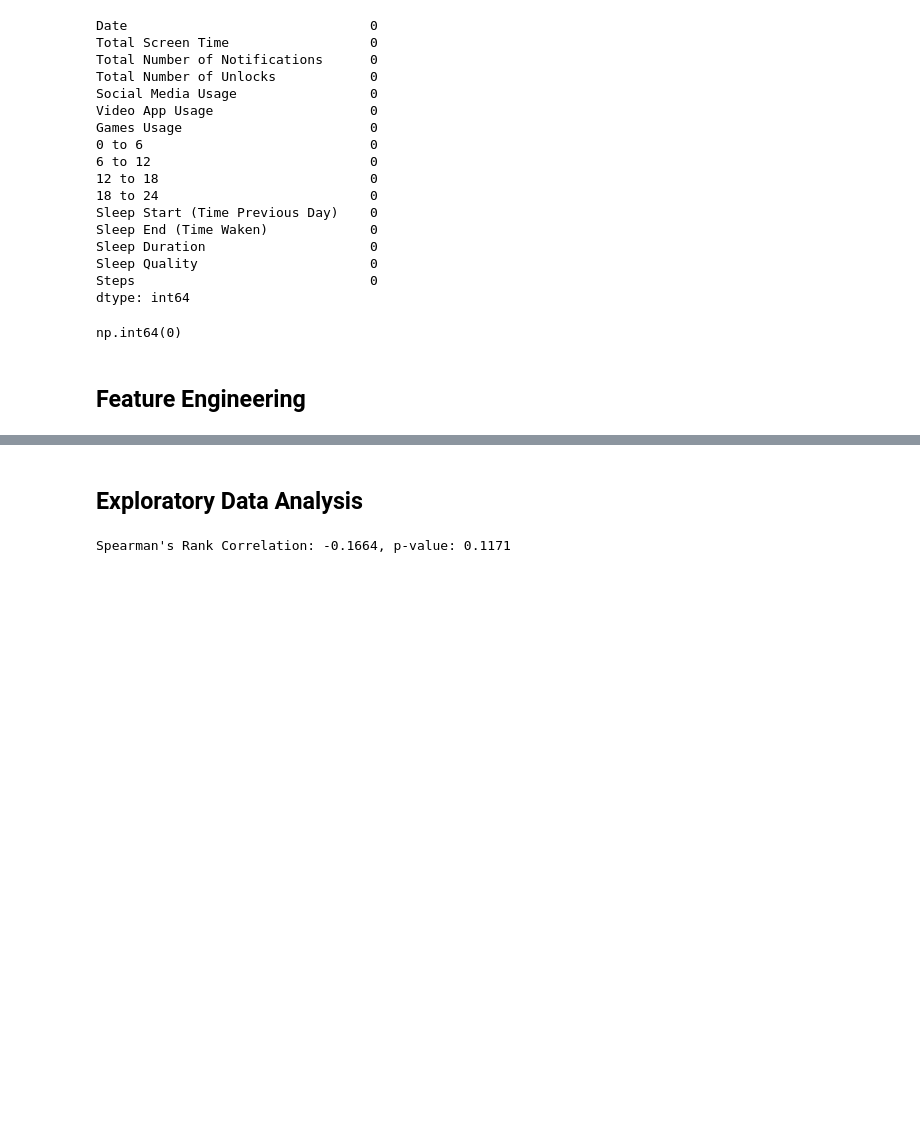
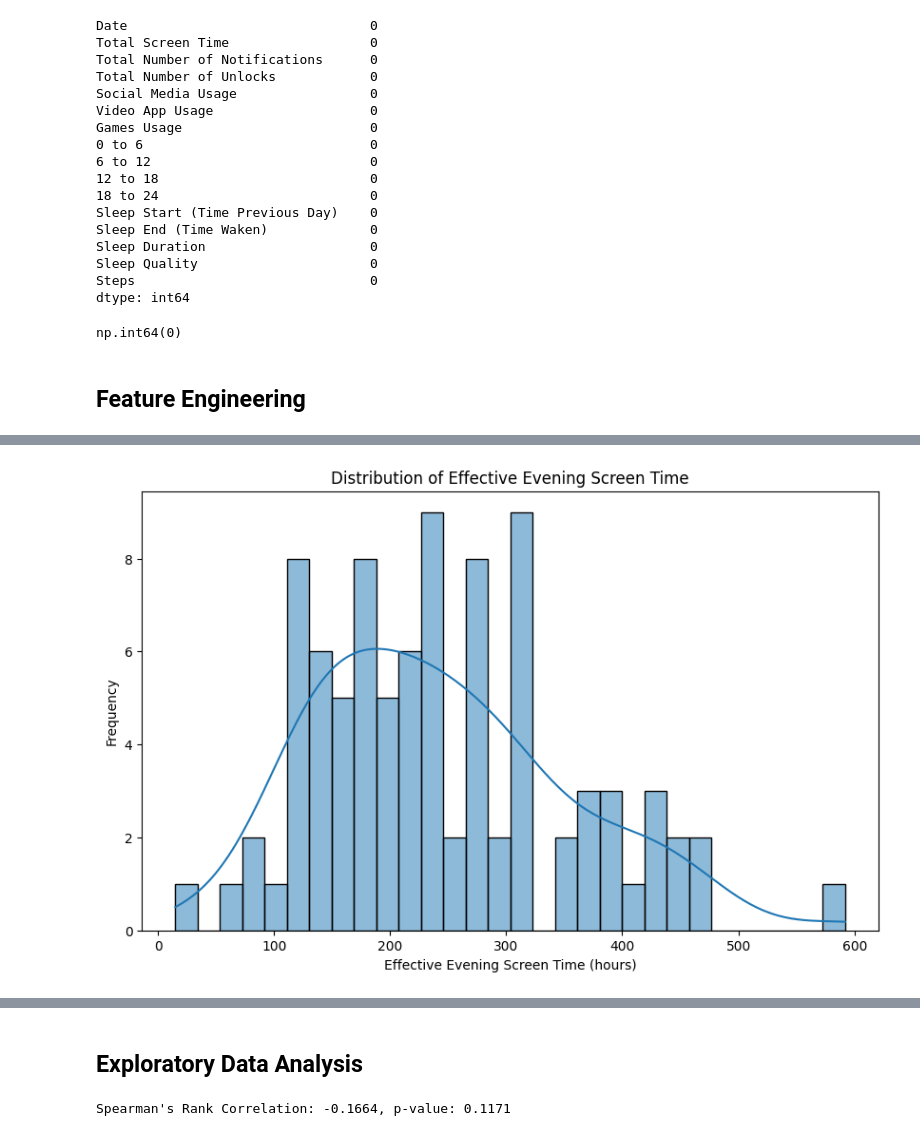
Before and after one commit to machiwao/CCDATSCL_PROJECT, a Jupyter notebook: CCDATSCL_Project_Code Implementation.ipynb, the cells around one changed output, grey strips where cells are left out. Cells and saved outputs as stored; diff of their text form; code cells hidden in the pictures; blank space fills up the shorter version.

```diff
--- a/CCDATSCL_Project_Code Implementation.ipynb
+++ b/CCDATSCL_Project_Code Implementation.ipynb
@@ -127,0 +149,10 @@ df['Daytime Screen Time'] = df['6 to 12'] + df['12 to 18']
+# %%
+# Show histogram of Effective Evening Screen Time
+plt.figure(figsize=(10, 6))
+sns.histplot(df['Effective Evening Screen Time'], bins=30, kde=True)
+plt.title('Distribution of Effective Evening Screen Time')
+plt.xlabel('Effective Evening Screen Time (hours)')
+plt.ylabel('Frequency')
+plt.show()
+# %% [output]
+[figure, added]
```
Also changed, not shown: parts of 21 cells of this notebook, 1 other file.
